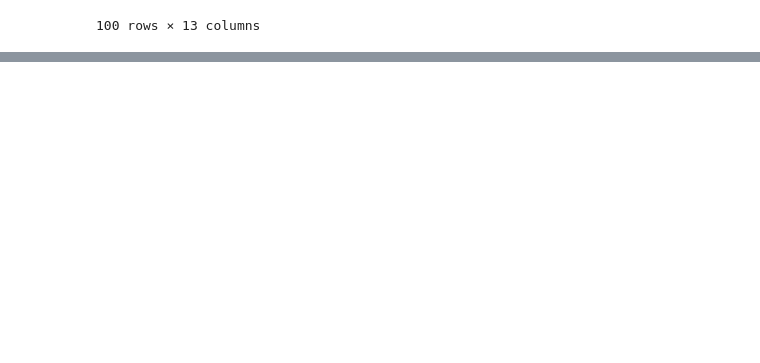
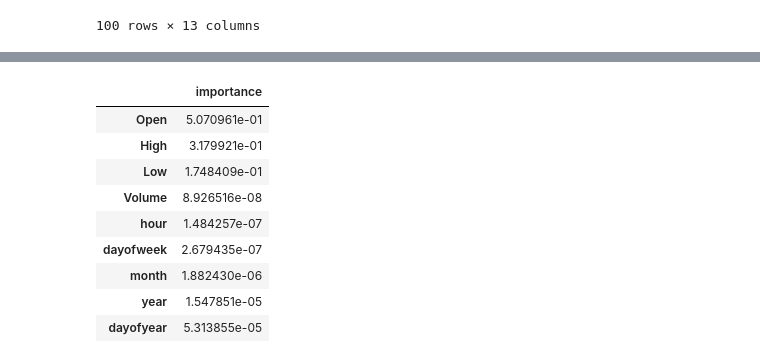
Before and after one commit to ultragorira/AI_and_ML, a Jupyter notebook: TimeSeries/btc_timeseries_xgboost.ipynb, the cells around one changed output, grey strips where cells are left out. Drawn from its saved outputs; the diff is of its cells as text; code cells hidden in the pictures; blank space fills up the shorter version.

```diff
--- a/TimeSeries/btc_timeseries_xgboost.ipynb
+++ b/TimeSeries/btc_timeseries_xgboost.ipynb
@@ -205,0 +202,13 @@ df.loc[(df.index > '2021-04-16') & (df.index < '2021-04-30')].sort_values(by='Da
+# %%
+fi
+# %% [output]
+|  | importance |
+| Open | 5.070961e-01 |
+| High | 3.179921e-01 |
+| Low | 1.748409e-01 |
+| Volume | 8.926516e-08 |
+| hour | 1.484257e-07 |
+| dayofweek | 2.679435e-07 |
+| month | 1.882430e-06 |
+| year | 1.547851e-05 |
+| dayofyear | 5.313855e-05 |
```
Also changed, not shown: parts of 5 cells of this notebook.
